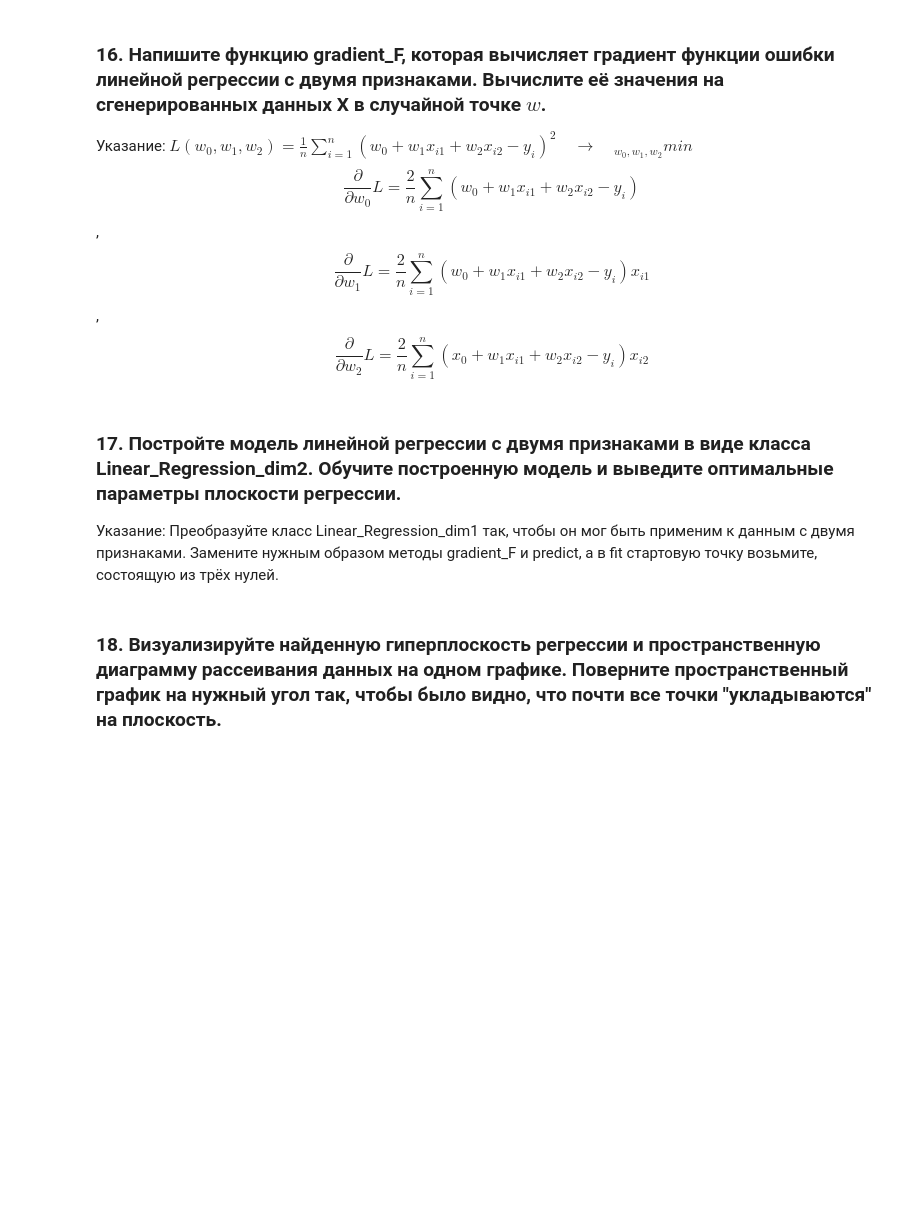
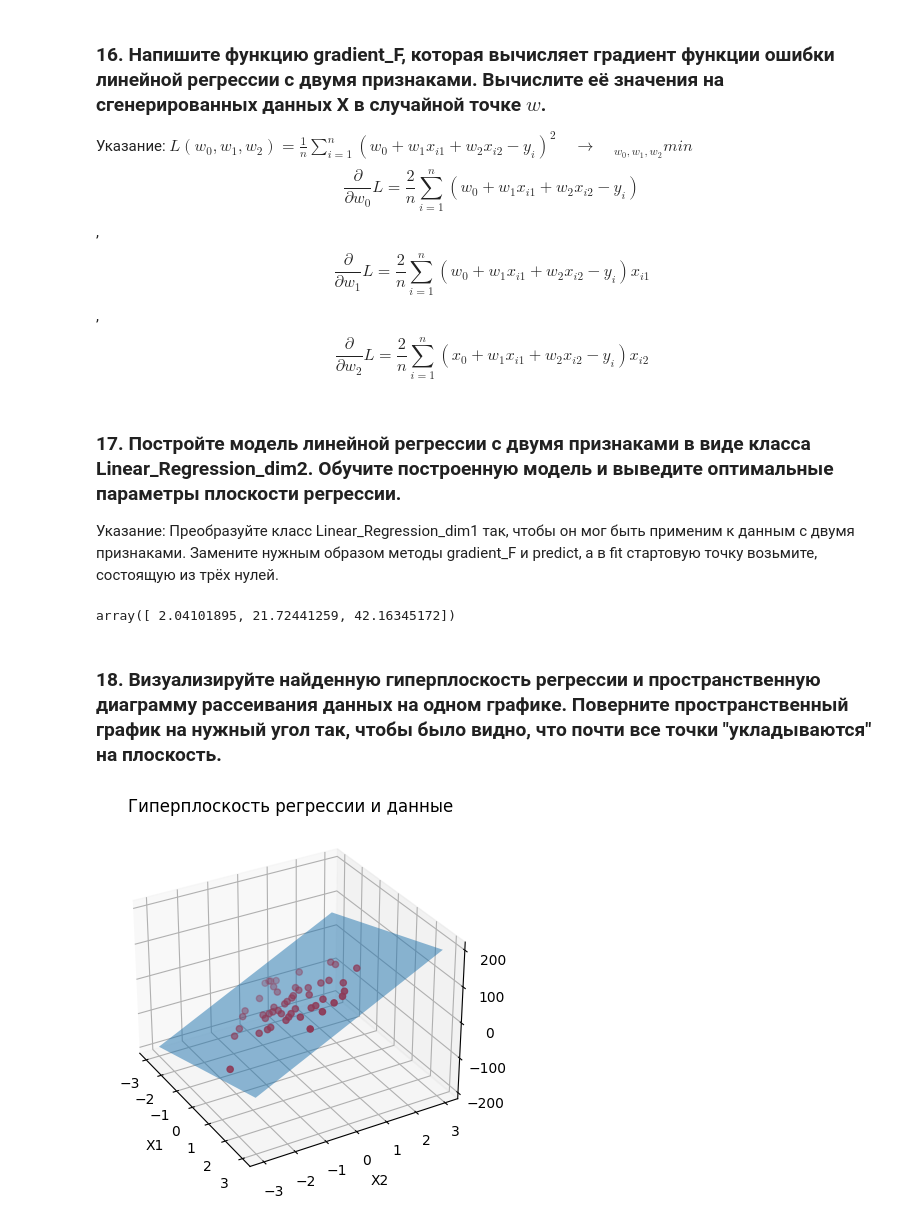
Before and after one commit to Halva773/AIPractice, a Jupyter notebook: ML_FU/3.LinearRegression1dim.ipynb, the cells around one changed output. Drawn from its saved outputs; the diff is of its cells as text; code cells hidden in the pictures; blank space fills up the shorter version.

Commit message:
added 3th laba and loaded models

```diff
--- a/ML_FU/3.LinearRegression1dim.ipynb
+++ b/ML_FU/3.LinearRegression1dim.ipynb
@@ -599,6 +602,12 @@ array([ 1.3650119 , -0.30930067,  0.00286153,  0.36532612,  0.72044011,
 ### 16. Напишите функцию gradient_F, которая вычисляет градиент функции ошибки линейной регрессии с двумя признаками. Вычислите её значения на сгенерированных данных X в случайной точке $w$.
 Указание: $L(w_0, w_1, w_2) =  \frac{1}{n}\sum_{i=1}^{n} ( w_0 + w_1 x_{i 1}+ w_2 x_{i 2} - {y}_i)^2 \quad \longrightarrow \quad_{w_0, w_1, w_2} min$
 $$ \frac{\partial }{\partial w_0}L =\frac{2}{n}\sum_{i=1}^{n} (w_0 + w_1 x_{i 1}+ w_2 x_{i 2} - {y}_i)$$,$$\frac{\partial }{\partial w_1}L =\frac{2}{n}\sum_{i=1}^{n} (w_0 + w_1 x_{i 1}+ w_2 x_{i 2} - {y}_i){x}_{i 1}$$,$$\frac{\partial }{\partial w_2}L =\frac{2}{n}\sum_{i=1}^{n} (x_0 + w_1 x_{i 1}+ w_2 x_{i 2} - {y}_i){x}_{i 2}$$
+# %%
+def gradient_F(w, X, y):
+    gradient_1 = 2 * np.mean(predict(X, w) - y)
+    gradient_2 = 2 * np.mean(predict(X, w) - y) * X[:, 1]
+    gradient_3 = 2 * np.mean(predict(X, w) - y) * X[:, 2]
+    return np.array([gradient_1, gradient_2, gradient_3])
 # %% [markdown]
 ### 17. Постройте модель линейной регрессии с двумя признаками в виде класса Linear_Regression_dim2.  Обучите построенную модель и выведите оптимальные параметры плоскости регрессии.
 Указание: Преобразуйте класс Linear_Regression_dim1 так, чтобы он мог быть применим к данным с двумя признаками. Замените нужным образом методы gradient_F и predict, а в fit стартовую точку возьмите, состоящую из трёх нулей.
@@ -605,2 +641,36 @@ $$ \frac{\partial }{\partial w_0}L =\frac{2}{n}\sum_{i=1}^{n} (w_0 + w_1 x_{i 1}
+# %%
+model = Linear_Regression_dim2(100)
+model.fit(X2, y2)
+# %%
+model.w
+# %% [output]
+array([ 2.04101895, 21.72441259, 42.16345172])
 # %% [markdown]
 ### 18. Визуализируйте найденную гиперплоскость регрессии и пространственную диаграмму рассеивания данных на одном графике. Поверните пространственный график на нужный угол так, чтобы было видно, что почти все точки "укладываются" на плоскость.
+# %%
+fig = plt.figure()
+ax = fig.add_subplot(111, projection='3d')
+
+# Плоскость регрессии
+x1_range = np.linspace(-3, 3, 100)
+x2_range = np.linspace(-3, 3, 100)
+x1_grid, x2_grid = np.meshgrid(x1_range, x2_range)
+y_grid = model.w[0] + model.w[1] * x1_grid + model.w[2] * x2_grid
+
+# Отображение плоскости
+ax.plot_surface(x1_grid, x2_grid, y_grid, alpha=0.5, rstride=100, cstride=100)
+
+# Отображение точек данных
+ax.scatter(X2[:, 0], X2[:, 1], y2, color='r')
+
+# Настройка угла вращения графика
+ax.view_init(elev=30, azim=-30)
+
+ax.set_xlabel('X1')
+ax.set_ylabel('X2')
+ax.set_zlabel('Y')
+plt.title('Гиперплоскость регрессии и данные')
+
+plt.show()
+# %% [output]
+[figure, added]
```
Also changed, not shown: parts of 4 cells of this notebook, 4 other files.
